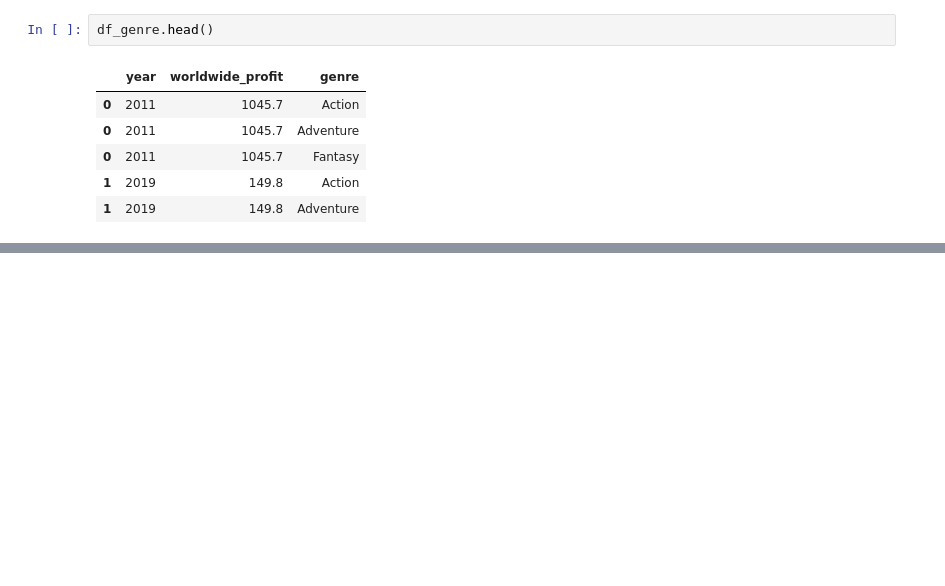
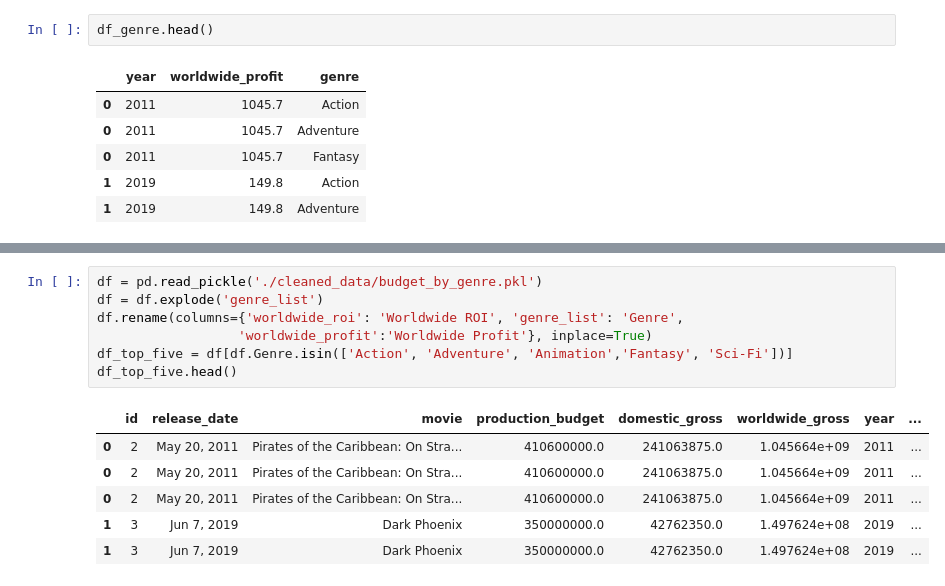
Before and after one commit to jmillerbrooks/mod_1_git_lab, a Jupyter notebook: visualizations.ipynb, the cells around one changed output, grey strips where cells are left out. Cells and saved outputs as stored; diff of their text form; blank space fills up the shorter version.

```diff
--- a/visualizations.ipynb
+++ b/visualizations.ipynb
@@ -242,3 +243,17 @@ plt.show()
 fig.savefig('./plot_images/top_five_genres_budget_violinplot.png')
 # %% [output]
 [figure]
+# %%
+df = pd.read_pickle('./cleaned_data/budget_by_genre.pkl')
+df = df.explode('genre_list')
+df.rename(columns={'worldwide_roi': 'Worldwide ROI', 'genre_list': 'Genre',
+                  'worldwide_profit':'Worldwide Profit'}, inplace=True)
+df_top_five = df[df.Genre.isin(['Action', 'Adventure', 'Animation','Fantasy', 'Sci-Fi'])]
+df_top_five.head()
+# %% [output]
+|  | id | release_date | movie | production_budget | domestic_gross | worldwide_gross | year | ... |
+| 0 | 2 | May 20, 2011 | Pirates of the Caribbean: On Stra... | 410600000.0 | 241063875.0 | 1.045664e+09 | 2011 | ... |
+| 0 | 2 | May 20, 2011 | Pirates of the Caribbean: On Stra... | 410600000.0 | 241063875.0 | 1.045664e+09 | 2011 | ... |
+| 0 | 2 | May 20, 2011 | Pirates of the Caribbean: On Stra... | 410600000.0 | 241063875.0 | 1.045664e+09 | 2011 | ... |
+| 1 | 3 | Jun 7, 2019 | Dark Phoenix | 350000000.0 | 42762350.0 | 1.497624e+08 | 2019 | ... |
+| 1 | 3 | Jun 7, 2019 | Dark Phoenix | 350000000.0 | 42762350.0 | 1.497624e+08 | 2019 | ... |
```
Also changed, not shown: parts of 4 cells of this notebook, 4 other files.
